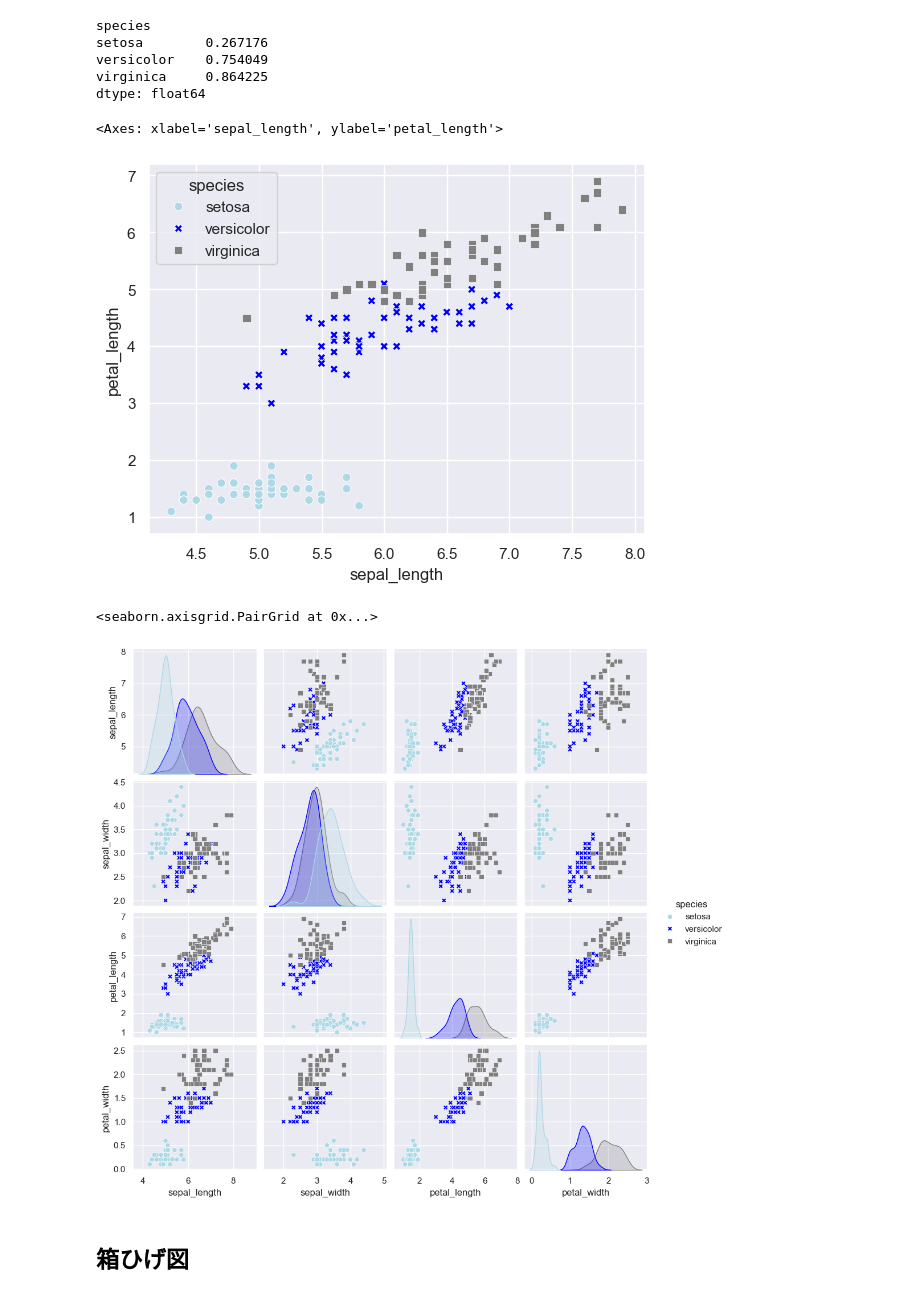
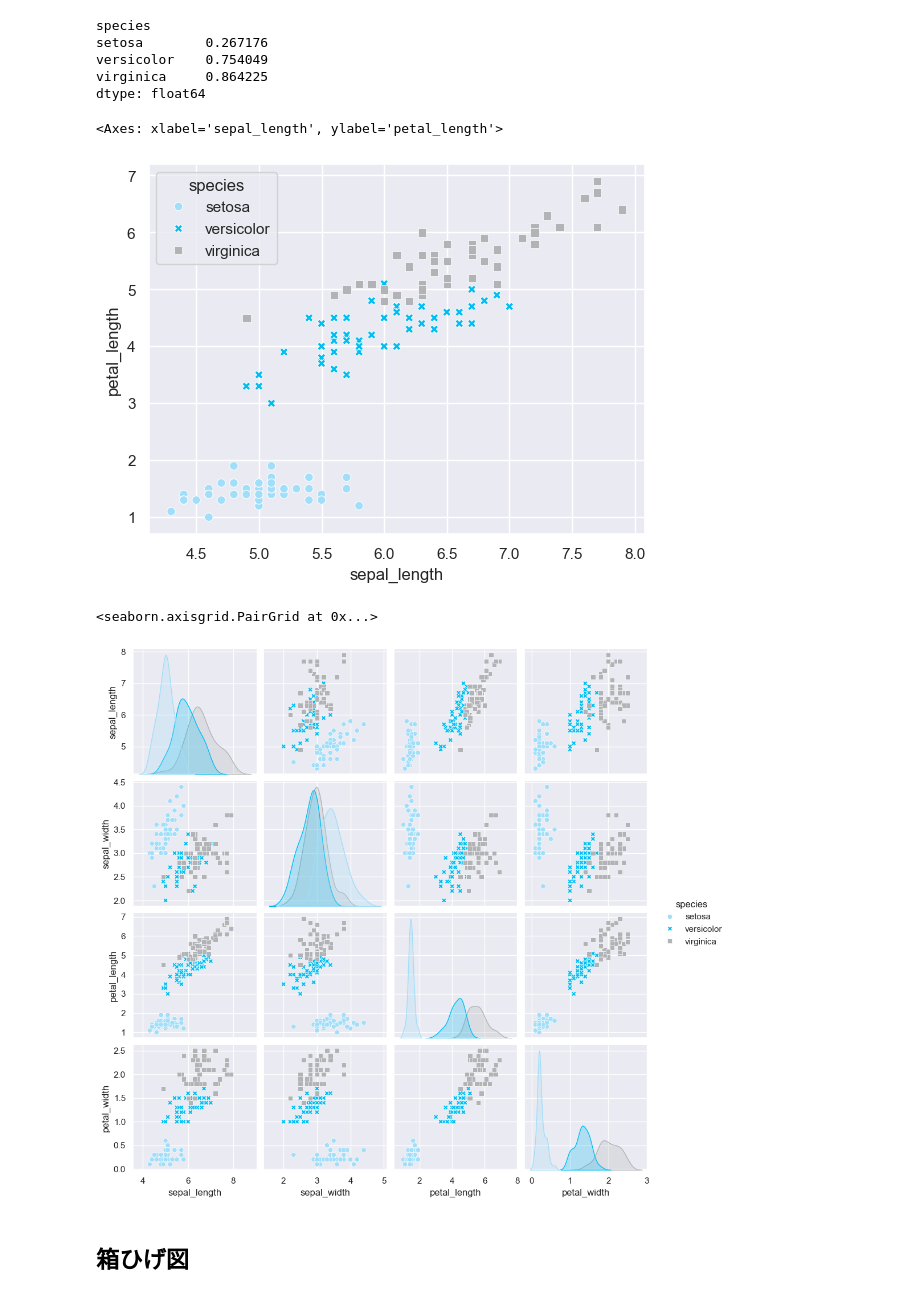
Before and after one commit to ml-pg-book/python-business-ml-starter, a Jupyter notebook: chapter5/5.2. データ観察/notebook.ipynb, the cells around one changed output. Drawn from its saved outputs; the diff is of its cells as text; code cells hidden in the pictures.

```diff
--- a/chapter5/5.2. データ観察/notebook.ipynb
+++ b/chapter5/5.2. データ観察/notebook.ipynb
@@ -109,22 +109,22 @@ dtype: float64
 sns.scatterplot(
     data=iris_df, x="sepal_length", y="petal_length",
     hue="species", style="species",
-    palette=['#add8e6', '#0000FF', '#808080'],
+    palette=['#a1def9', '#00bdf2', '#b2b3b6'],
     markers={"setosa": "o", "versicolor": "X", "virginica": "s"}
 )
 # %% [output]
 <Axes: xlabel='sepal_length', ylabel='petal_length'>
-[figure, old version]
+[figure, new version]
 # %%
 sns.pairplot(
     iris_df,
     hue="species",
-    palette=['#add8e6', '#0000FF', '#808080'],
+    palette=['#a1def9', '#00bdf2', '#b2b3b6'],
     markers={"setosa": "o", "versicolor": "X", "virginica": "s"}
 )
 # %% [output]
 <seaborn.axisgrid.PairGrid at 0x...>
-[figure, old version]
+[figure, new version]
 # %% [markdown]
 ## 箱ひげ図
 # %%
```
